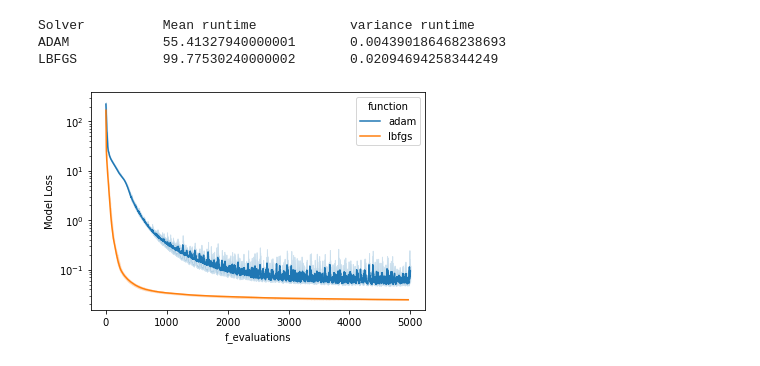
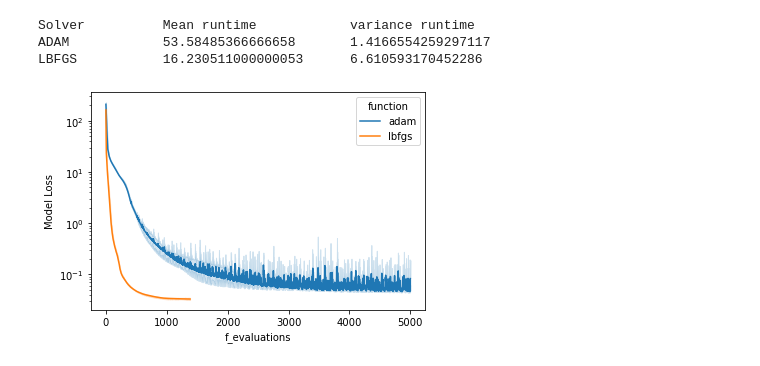
Before and after one commit to michelebersani/ComputationalMathematics, a Jupyter notebook: comparison_plots.ipynb, the cells around one changed output. Cells and saved outputs as stored; diff of their text form; code cells hidden in the pictures.

Commit message:
adam_vs_lbfgs_plots

```diff
--- a/comparison_plots.ipynb
+++ b/comparison_plots.ipynb
@@ -45,7 +45,7 @@ def pair_vector(vector_list):
         vector_list[i] = np.array(np.concatenate((vector_list[i], tmpArray), axis=None))
     return vector_list
 
-runs = 5
+runs = 3
 max_feval = 5000
 
 adam_f_values = []
@@ -71,38 +71,38 @@ for i in range(runs):
     adam_f_values.append(solver.f_values)
 
 for i in range(runs):
-    solver = LBFGS(eps=1e-10,max_feval=max_feval,M=500)
+    solver = LBFGS(eps=1e-4,max_feval=max_feval,M=500,m1=0.01,m2=0.7)
     model.init_weights()
     x = model.Weights
 
     start_time = time.process_time()
     status = solver.solve(f, x)
     end_time = time.process_time()
     runtime = end_time-start_time
     lbfgs_runtimes.append(runtime)
 
     lbfgs_f_values.append(solver.f_values)
     lbfgs_f_evals.append(solver.feval)
 
 print("Solver \t\tMean runtime\t\tvariance runtime")
 print(f"ADAM\t\t{np.mean(adam_runtimes)}\t{np.var(adam_runtimes)}")
 print(f"LBFGS\t\t{np.mean(lbfgs_runtimes)}\t{np.var(lbfgs_runtimes)}")
 
 if lbfgs_f_values is not None and adam_f_values is not None:
     run_1 = pair_vector(adam_f_values)
     run_2 = pair_vector(lbfgs_f_values)
     df_1 = pd.DataFrame(run_1).melt()
     df_1['function'] = ["adam"] * len(df_1.index)
     df_2 = pd.DataFrame(run_2).melt()
     df_2['function'] = ["lbfgs"] * len(df_2.index)
     result = pd.concat([df_1, df_2], axis=0)
 
     # Plot fevals
     fig = sns.lineplot(x="variable", y="value", hue="function", data=result, estimator=geo_mean)
     fig.set_yscale("log")
     fig.set(xlabel='f_evaluations', ylabel='Model Loss')
 # %% [output]
 Solver          Mean runtime            variance runtime
-ADAM            55.41327940000001       0.004390186468238693
-LBFGS           99.77530240000002       0.02094694258344249
+ADAM            53.58485366666658       1.4166554259297117
+LBFGS           16.230511000000053      6.610593170452286
-[figure, old version]
+[figure, new version]
```
Also changed, not shown: parts of 1 cell of this notebook, 4 other files.
